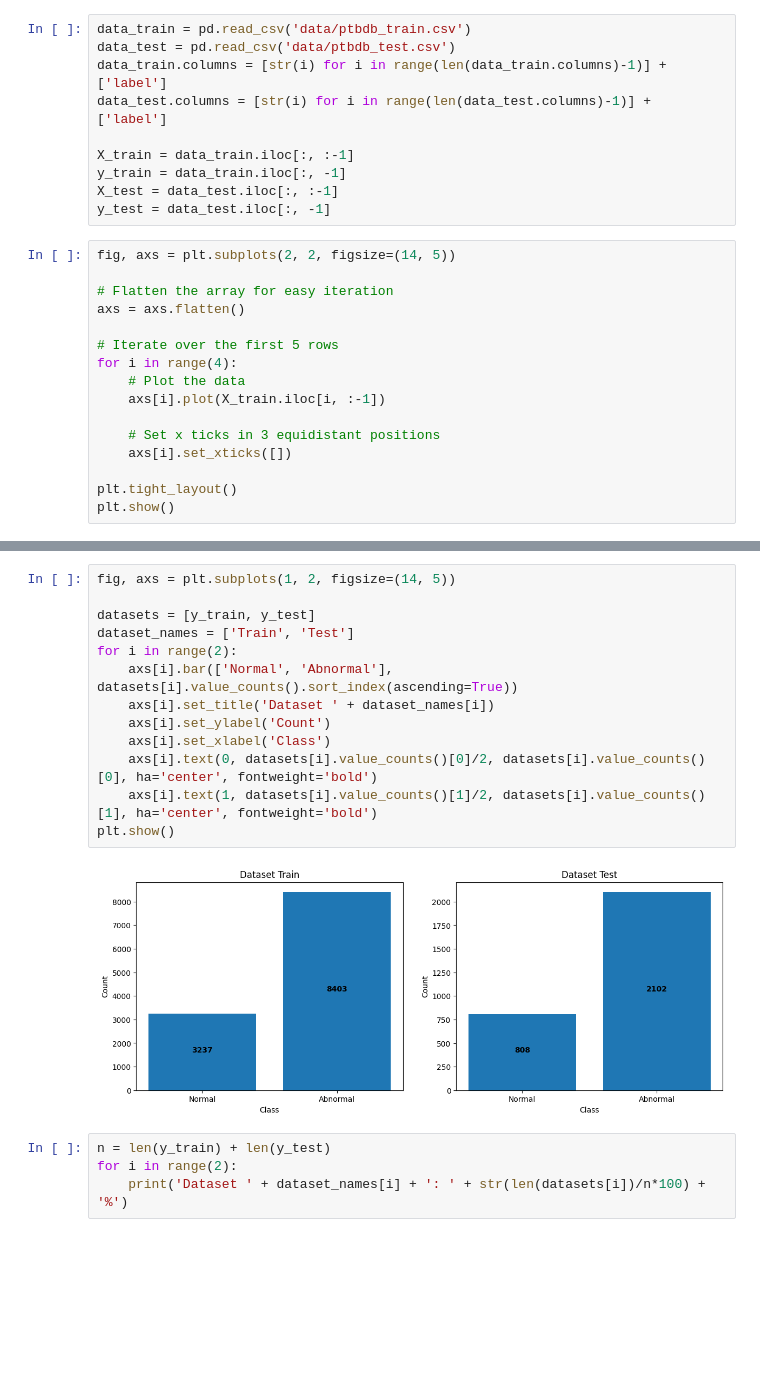
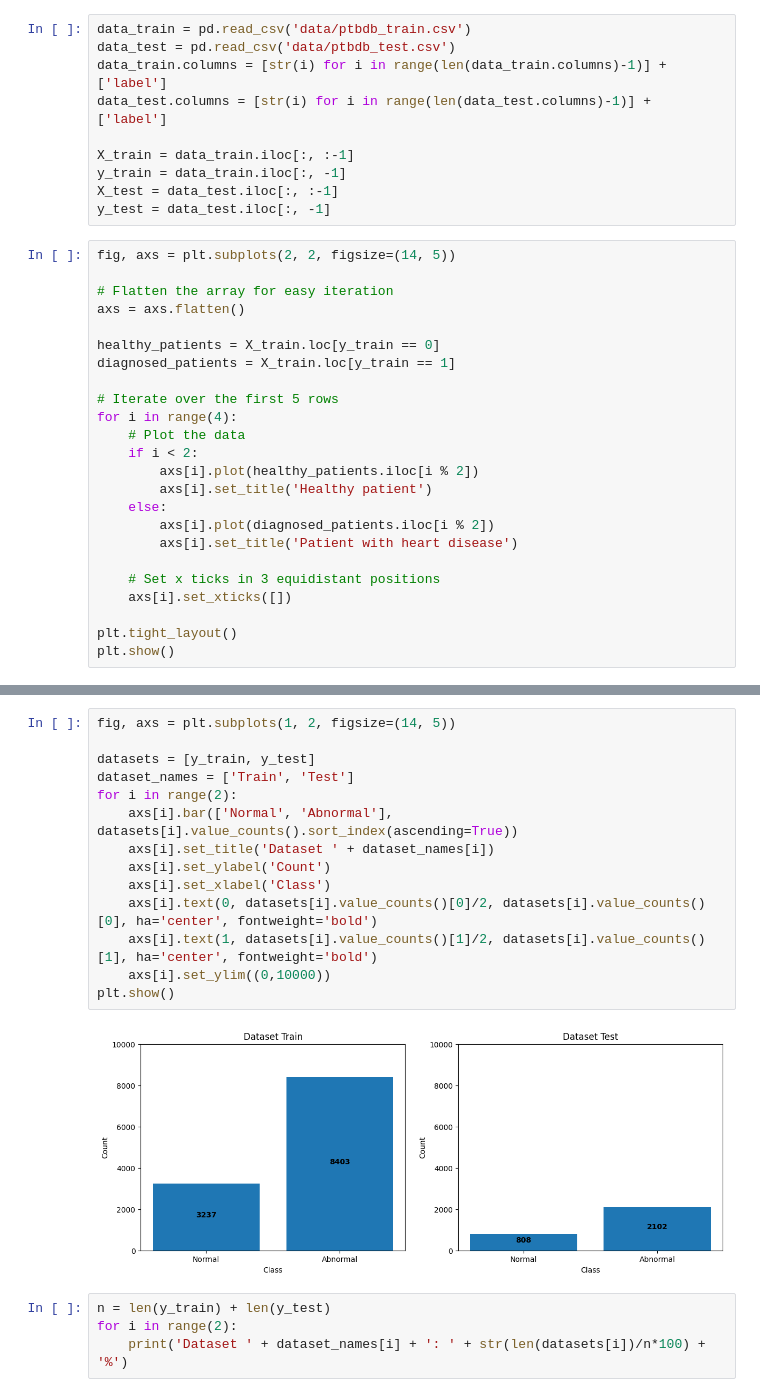
Before and after one commit to jlohunecke/ML4HC_project2, a Jupyter notebook: proj2_pt1.ipynb, the cells around one changed output, grey strips where cells are left out. Saved outputs shown, nothing was run; the diff lists cells and outputs as text; blank space fills up the shorter version.

```diff
--- a/proj2_pt1.ipynb
+++ b/proj2_pt1.ipynb
@@ -60,10 +60,18 @@ fig, axs = plt.subplots(2, 2, figsize=(14, 5))
 # Flatten the array for easy iteration
 axs = axs.flatten()
 
+healthy_patients = X_train.loc[y_train == 0]
+diagnosed_patients = X_train.loc[y_train == 1]
+
 # Iterate over the first 5 rows
 for i in range(4):
     # Plot the data
-    axs[i].plot(X_train.iloc[i, :-1])
+    if i < 2:
+        axs[i].plot(healthy_patients.iloc[i % 2])
+        axs[i].set_title('Healthy patient')
+    else:
+        axs[i].plot(diagnosed_patients.iloc[i % 2])
+        axs[i].set_title('Patient with heart disease')
 
     # Set x ticks in 3 equidistant positions
     axs[i].set_xticks([])
@@ -75,18 +83,19 @@ plt.show()
 # %%
 fig, axs = plt.subplots(1, 2, figsize=(14, 5))
 
 datasets = [y_train, y_test]
 dataset_names = ['Train', 'Test']
 for i in range(2):
     axs[i].bar(['Normal', 'Abnormal'], datasets[i].value_counts().sort_index(ascending=True))
     axs[i].set_title('Dataset ' + dataset_names[i])
     axs[i].set_ylabel('Count')
     axs[i].set_xlabel('Class')
     axs[i].text(0, datasets[i].value_counts()[0]/2, datasets[i].value_counts()[0], ha='center', fontweight='bold')
     axs[i].text(1, datasets[i].value_counts()[1]/2, datasets[i].value_counts()[1], ha='center', fontweight='bold')
+    axs[i].set_ylim((0,10000))
 plt.show()
 # %% [output]
-[figure, old version]
+[figure, new version]
 # %%
 n = len(y_train) + len(y_test)
 for i in range(2):
```
Also changed, not shown: parts of 22 cells of this notebook, 12 other files.
